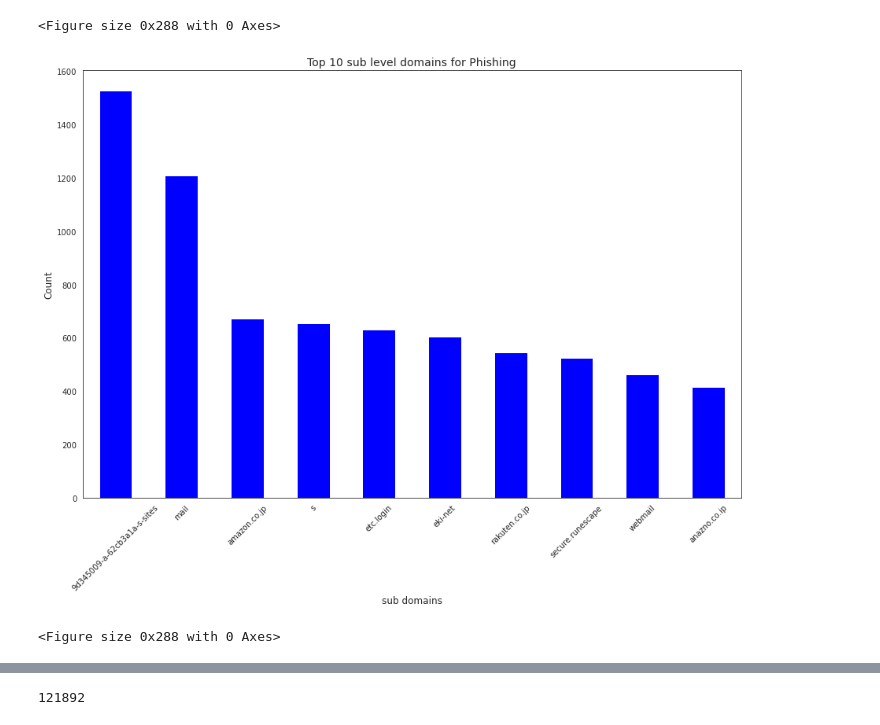
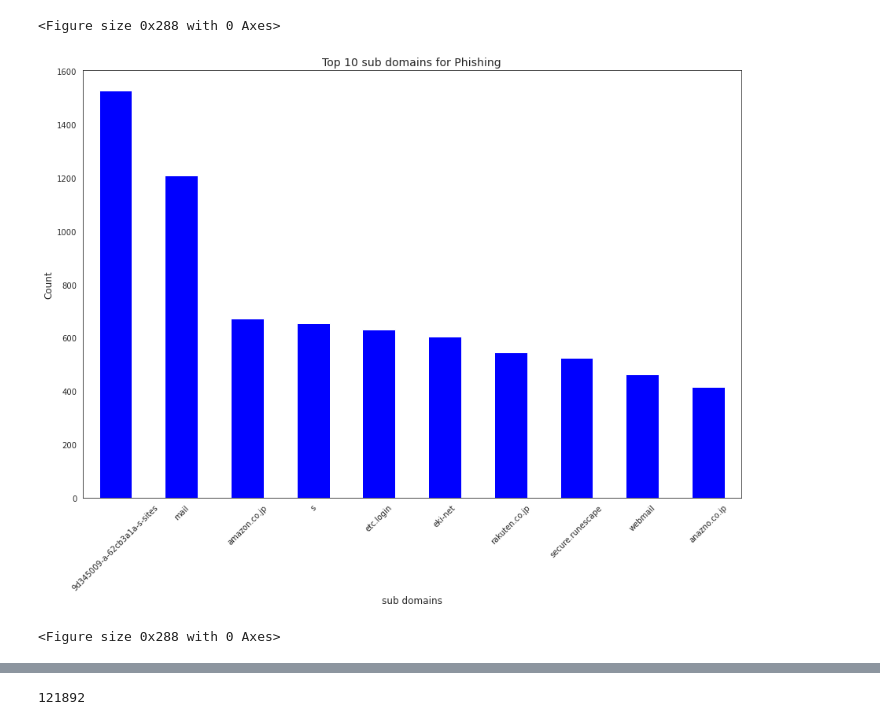
Before and after one commit to HumanClone/URL-EDA, a Jupyter notebook: EDA.ipynb, the cells around one changed output, grey strips where cells are left out. Cells and saved outputs as stored; diff of their text form; code cells hidden in the pictures.

```diff
--- a/EDA.ipynb
+++ b/EDA.ipynb
@@ -639,14 +633,14 @@ plt.show()
 # %%
 fig, ax = plt.subplots(figsize=(15, 10))
 data[data['status']==0].subdomain.value_counts()[:10].plot.bar(color='blue', ax=ax )
-plt.title('Top 10 sub level domains for Phishing',size=14)
+plt.title('Top 10 sub domains for Phishing',size=14)
 plt.xlabel('sub domains',size=12)
 plt.ylabel('Count',size=12)
 plt.xticks(rotation=45)
 plt.figure().set_figwidth(0)
 plt.show()
 # %% [output]
-[figure, old version]
+[figure, new version]
 <Figure size 0x288 with 0 Axes>
 # %%
 fig, ax = plt.subplots(figsize=(15, 10))
```
Also changed, not shown: parts of 23 cells of this notebook, 5 other files.
